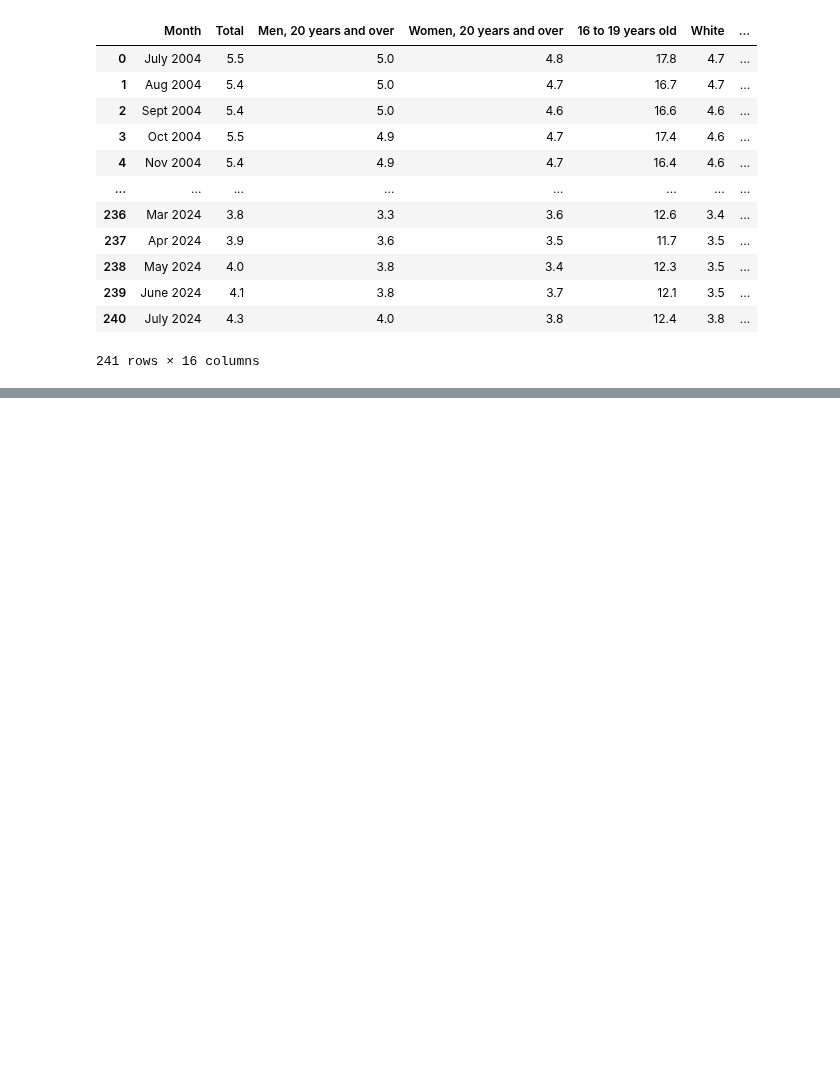
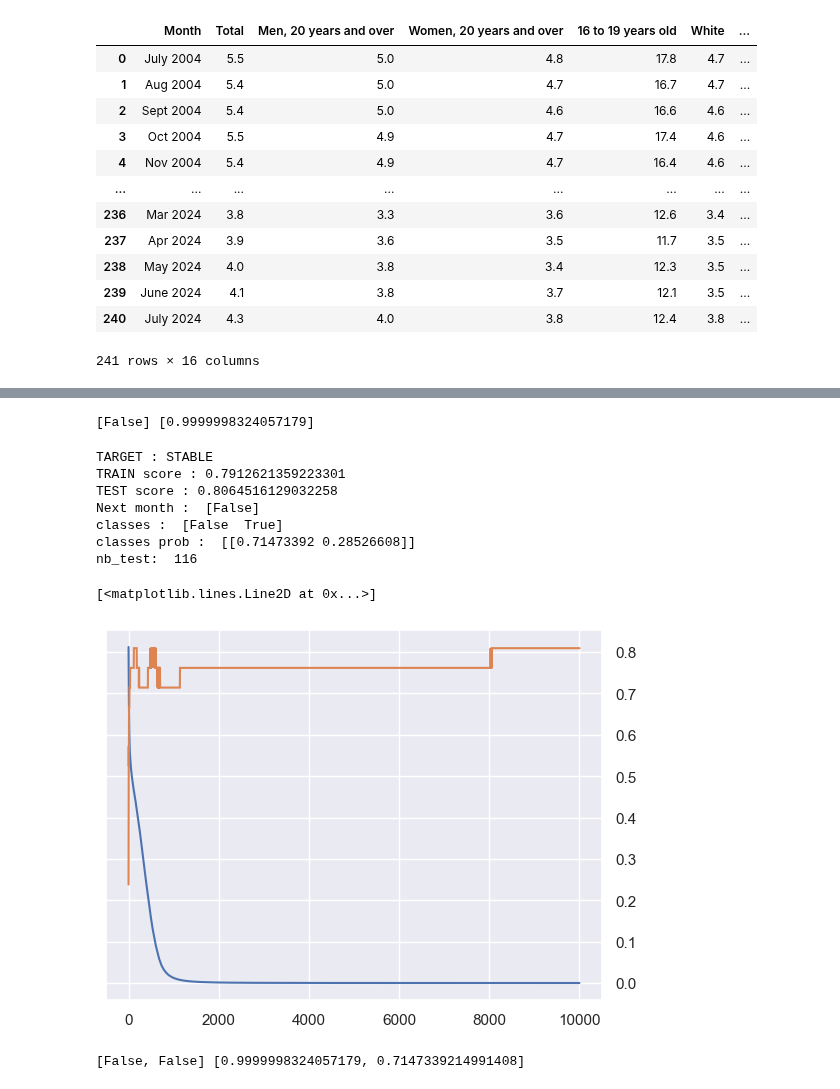
Before and after one commit to jeugregg/ocean_protocol_eth_pred, a Jupyter notebook: estimate_employment_rate.ipynb, the cells around one changed output, grey strips where cells are left out. Drawn from its saved outputs; the diff is of its cells as text; code cells hidden in the pictures; blank space fills up the shorter version.

```diff
--- a/estimate_employment_rate.ipynb
+++ b/estimate_employment_rate.ipynb
@@ -318,0 +883,60 @@ TypeError: numpy boolean subtract, the `-` operator, is not supported, use the b
+# %%
+pred = clf.predict(X_for_pred)[0]
+arr_prob = clf.predict_proba(X_for_pred)
+if pred:
+    prob = arr_prob[0][1]
+else:
+    prob = arr_prob[0][0]
+
+list_pred.append(pred)
+list_prob.append(prob)
+print(list_pred, list_prob)
+# %% [output]
+[False] [0.9999998324057179]
+# %%
+# target stable
+print("TARGET : STABLE ")
+target = df_y["ur_stable"].values
+ytrain = target[:nb_test]
+ytest = target[nb_test:]
+Y = ytrain.reshape(-1, 1)
+Y_test = ytest.reshape(-1, 1)
+
+clf = MLPClassifier(random_state=2,
+                    hidden_layer_sizes=(32,16),
+                    max_iter=10000,
+                    early_stopping=True,
+                    n_iter_no_change=10000)
+clf.fit(X, Y)
+print("TRAIN score :", clf.score(X, Y))
+print("TEST score :", clf.score(X_test, Y_test))
+print("Next month : ", clf.predict(X_for_pred))
+print("classes : ", clf.classes_)
+print("classes prob : ", clf.predict_proba(X_for_pred))
+nb_best = np.argmax(clf.validation_scores_ == clf.best_validation_score_)
+print("nb_test: ", nb_best)
+plt.plot(clf.loss_curve_)
+plt.plot(clf.validation_scores_)
+# %% [output]
+TARGET : STABLE
+TRAIN score : 0.7912621359223301
+TEST score : 0.8064516129032258
+Next month :  [False]
+classes :  [False  True]
+classes prob :  [[0.71473392 0.28526608]]
+nb_test:  116
+[<matplotlib.lines.Line2D at 0x...>]
+[figure, added]
+# %%
+pred = clf.predict(X_for_pred)[0]
+arr_prob = clf.predict_proba(X_for_pred)
+if pred:
+    prob = arr_prob[0][1]
+else:
+    prob = arr_prob[0][0]
+
+list_pred.append(pred)
+list_prob.append(prob)
+print(list_pred, list_prob)
+# %% [output]
+[False, False] [0.9999998324057179, 0.7147339214991408]
```
Also changed, not shown: parts of 56 cells of this notebook.
